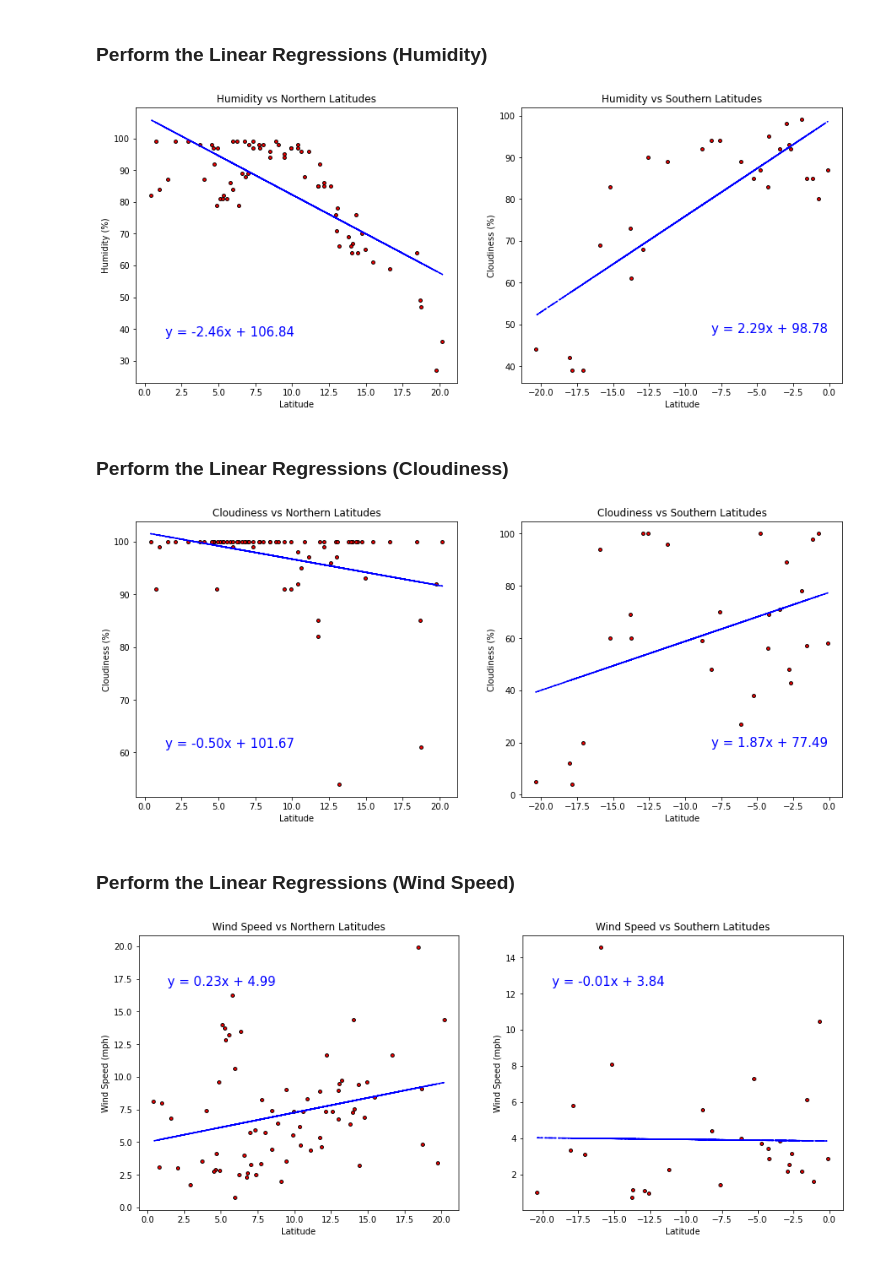
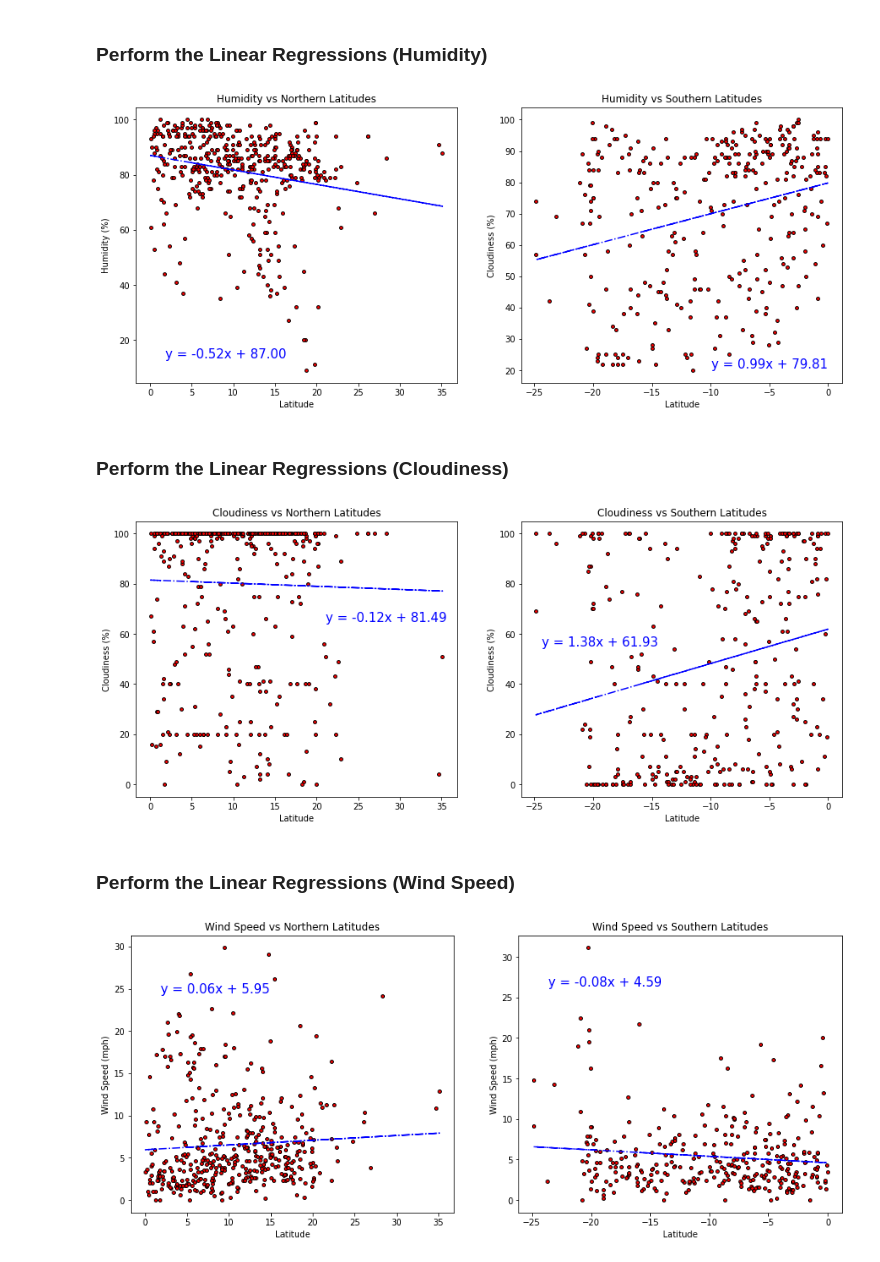
Before and after one commit to seneubauer/python-api-challenge, a Jupyter notebook: WeatherPy.ipynb, the cells around one changed output. Drawn from its saved outputs; the diff is of its cells as text; code cells hidden in the pictures.

```diff
--- a/WeatherPy.ipynb
+++ b/WeatherPy.ipynb
@@ -57,8 +57,8 @@ latitude_Data = []
 countryName = ""
 
 # iterate through the retrieved cities (limited during development)
-#for i in range(len(cityNames)):
-for i in range(100):
+# for i in range(100):
+for i in range(len(cityNames)):
 
     # assign the country name
     try:
@@ -338,9 +338,9 @@ plt.show()
 # %%
 # define the line equation's position variables (% of axis)
 x_northern = 0.05
-y_northern = 0.15
+y_northern = 0.05
 x_southern = 0.60
-y_southern = 0.15
+y_southern = 0.01
 
 # reuse variables for easier reassignment
 y_values_northern = y_values_northern_humidity
@@ -406,15 +406,15 @@ plt.savefig("Images/Humidity vs Latitudes - Regression.png")
 # show the plot
 plt.show()
 # %% [output]
-[figure, old version]
+[figure, new version]
 # %% [markdown]
 ### Perform the Linear Regressions (Cloudiness)
 # %%
 # define the line equation's position variables (% of axis)
-x_northern = 0.05
-y_northern = 0.15
-x_southern = 0.60
-y_southern = 0.15
+x_northern = 0.60
+y_northern = 0.65
+x_southern = 0.02
+y_southern = 0.55
 
 # reuse variables for easier reassignment
 y_values_northern = y_values_northern_cloudiness
@@ -480,13 +480,13 @@ plt.savefig("Images/Cloudiness vs Latitudes - Regression.png")
 # show the plot
 plt.show()
 # %% [output]
-[figure, old version]
+[figure, new version]
 # %% [markdown]
 ### Perform the Linear Regressions (Wind Speed)
 # %%
 # define the line equation's position variables (% of axis)
 x_northern = 0.05
-y_northern = 0.85
+y_northern = 0.82
 x_southern = 0.05
 y_southern = 0.85
 
@@ -527,31 +527,31 @@ ax1.scatter(x_values_southern,
 ax1.plot(x_values_southern,
                 regress_valuesS,
                 color = regressionColor,
                 linestyle = lineStyle)
 
 # calculate the position for the line equation
 x_position_northern = min(x_values_northern) + (max(x_values_northern) - min(x_values_northern)) * x_northern
 x_position_southern = min(x_values_southern) + (max(x_values_southern) - min(x_values_southern)) * x_southern
 y_position_northern = min(y_values_northern) + (max(y_values_northern) - min(y_values_northern)) * y_northern
 y_position_southern = min(y_values_southern) + (max(y_values_southern) - min(y_values_southern)) * y_southern
 
 # add the line equation
 ax0.annotate(line_equationN, (x_position_northern, y_position_northern), fontsize = 15, color = regressionColor)
 ax1.annotate(line_equationS, (x_position_southern, y_position_southern), fontsize = 15, color = regressionColor)
 
 # set up the labels and title
 ax0.set_xlabel("Latitude")
 ax0.set_ylabel("Wind Speed (mph)")
 ax0.set_title("Wind Speed vs Northern Latitudes")
 
 ax1.set_xlabel("Latitude")
 ax1.set_ylabel("Wind Speed (mph)")
 ax1.set_title("Wind Speed vs Southern Latitudes")
 
 # save the plot
 plt.savefig("Images/Wind Speed vs Latitudes - Regression.png")
 
 # show the plot
 plt.show()
 # %% [output]
-[figure, old version]
+[figure, new version]
```
Also changed, not shown: parts of 7 cells of this notebook, 9 other files.
